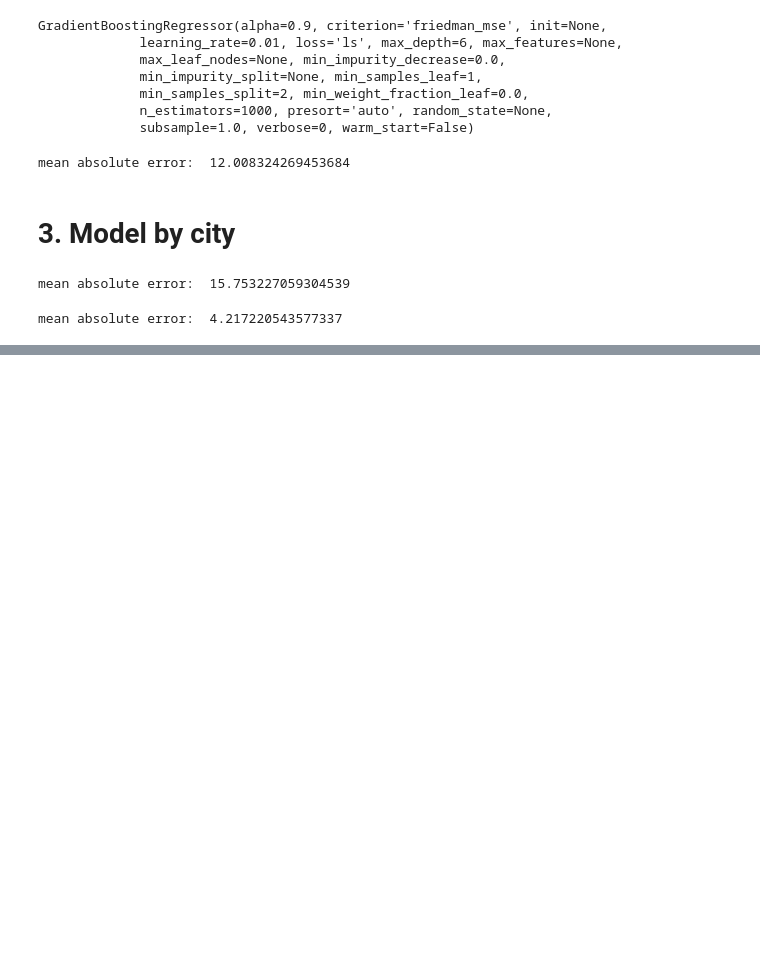
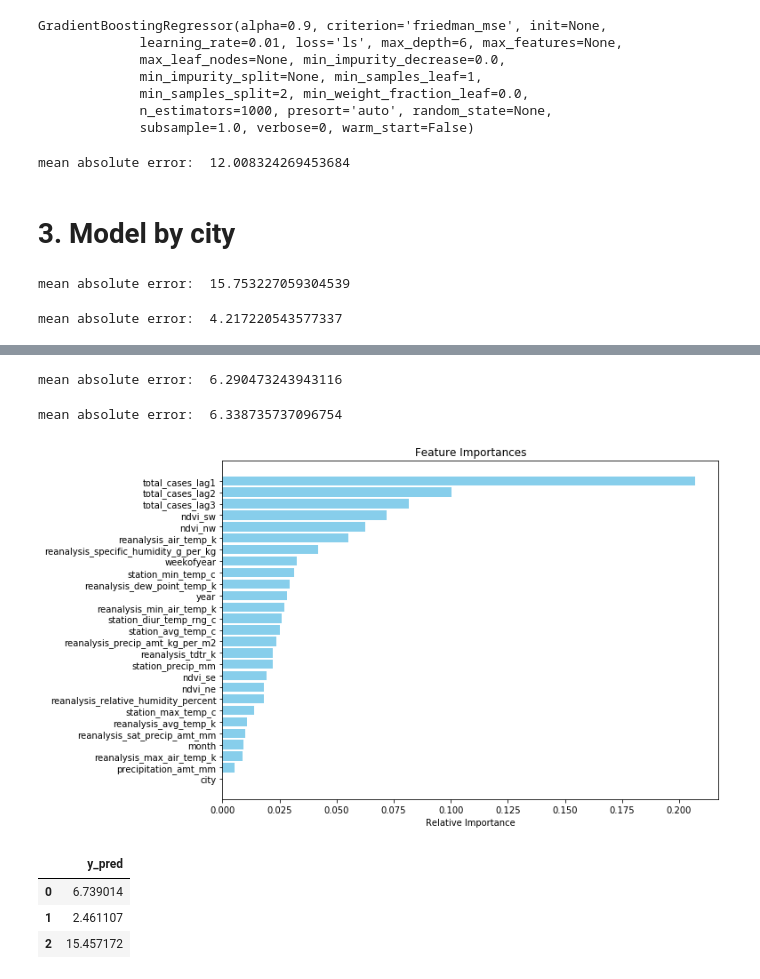
Before and after one commit to corybaird/Predicting_Disease_Spread, a Jupyter notebook: Asumi_Dengues_EDA2.ipynb, the cells around one changed output, grey strips where cells are left out. Cells and saved outputs as stored; diff of their text form; code cells hidden in the pictures; blank space fills up the shorter version.

```diff
--- a/Asumi_Dengues_EDA2.ipynb
+++ b/Asumi_Dengues_EDA2.ipynb
@@ -256,0 +285,6 @@ mean absolute error:  4.217220543577337
+# %%
+data2 = pd.concat([data, ar1, ar2, ar3], axis = 1)
+
+test = data2[data2.city == 0]
+test2 = test.loc[:, ['date','total_cases', 'total_cases_lag1', 'total_cases_lag2', 'total_cases_lag3']]
+test2
@@ -256,0 +363,46 @@ mean absolute error:  4.217220543577337
+# %%
+data3 = data2.dropna()
+X = data3.loc[:, features_ar]
+y = data3.loc[:, ['total_cases']]
+X_train, X_test, y_train, y_test = train_test_split(X, y, test_size=0.2, random_state=123)
+# %%
+# 2 lags
+gb = ensemble.GradientBoostingRegressor()
+gb.fit(X_train, y_train)
+y_pred = gb.predict(X_test)
+MAE = mean_absolute_error(y_test, y_pred)
+print('mean absolute error: ', MAE)
+# %% [output]
+mean absolute error:  6.290473243943116
+# %%
+# 3 lags
+gb = ensemble.GradientBoostingRegressor()
+gb.fit(X_train, y_train)
+y_pred = gb.predict(X_test)
+MAE = mean_absolute_error(y_test, y_pred)
+print('mean absolute error: ', MAE)
+# %% [output]
+mean absolute error:  6.338735737096754
+# %%
+importance = gb.feature_importances_
+indices = np.argsort(importance)
+
+fig = plt.figure(figsize = (10, 7))
+
+plt.title('Feature Importances')
+plt.barh(range(len(indices)), importance[indices], color='skyblue', align='center')
+
+plt.yticks(range(len(indices)), X_test.columns[indices])
+plt.xlabel('Relative Importance')
+plt.show()
+# %% [output]
+[figure, added]
+# %%
+result = pd.DataFrame(y_pred)
+result.columns = ['y_pred']
+result.head(3)
+# %% [output]
+|  | y_pred |
+| 0 | 6.739014 |
+| 1 | 2.461107 |
+| 2 | 15.457172 |
```
Also changed, not shown: parts of 11 cells of this notebook.
